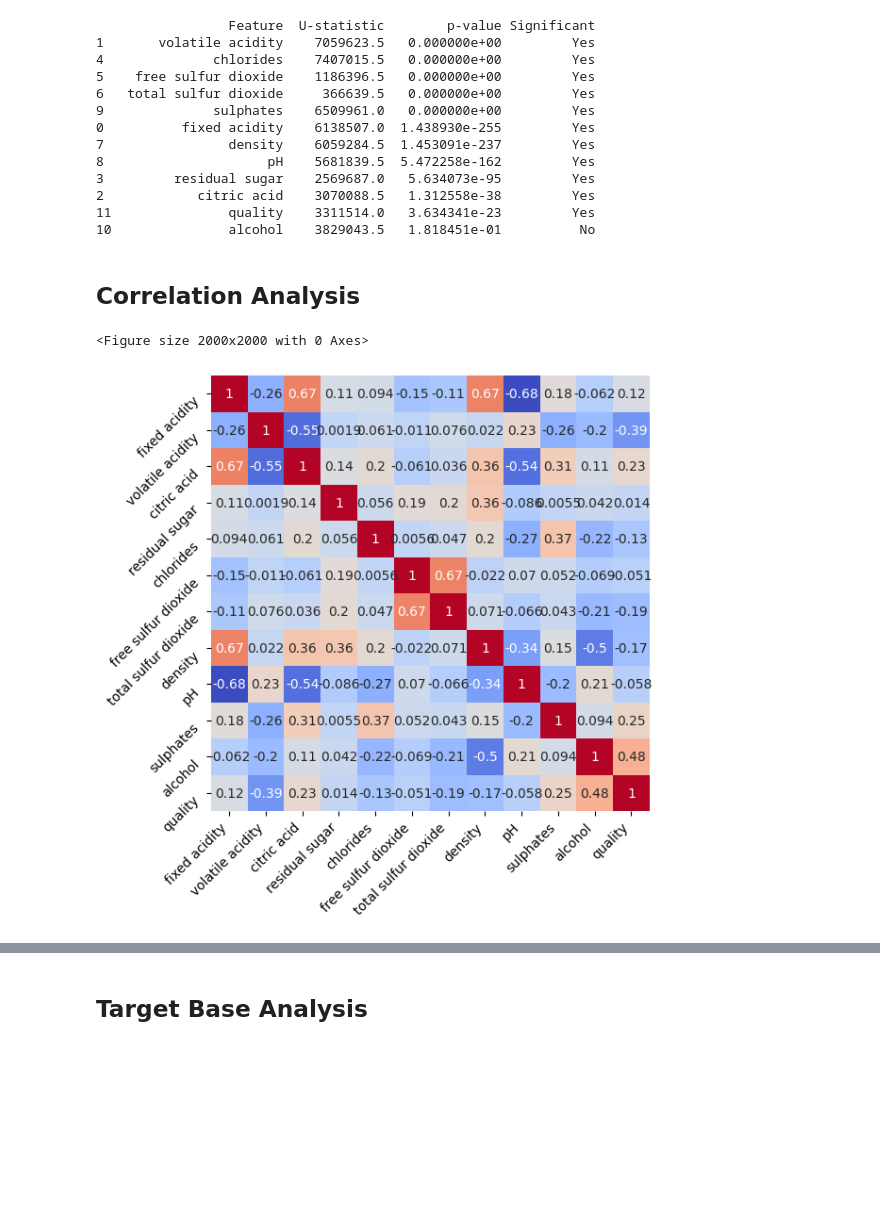
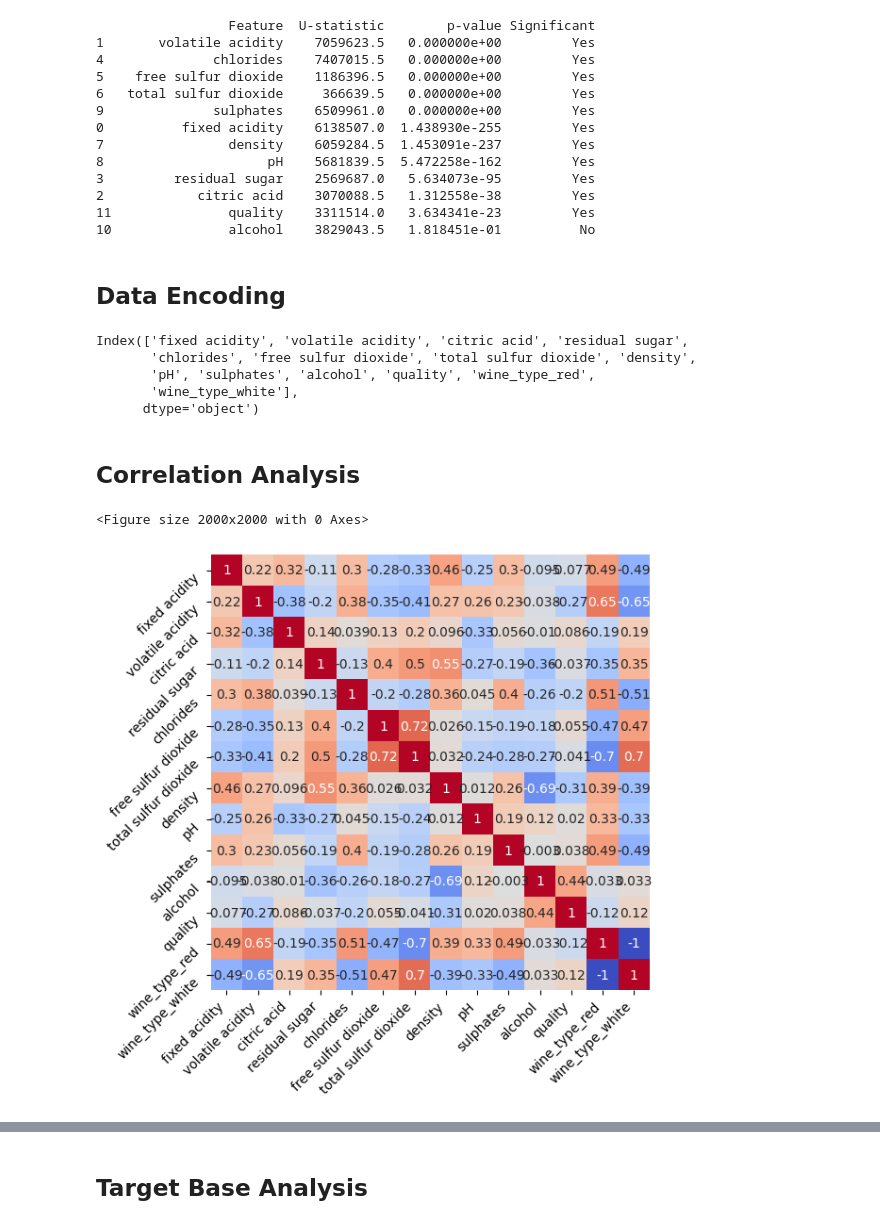
Before and after one commit to bercaakbayir/unimi-dse-ml-project, a Jupyter notebook: main.ipynb, the cells around one changed output, grey strips where cells are left out. Drawn from its saved outputs; the diff is of its cells as text; code cells hidden in the pictures; blank space fills up the shorter version.

```diff
--- a/main.ipynb
+++ b/main.ipynb
@@ -242,20 +186,32 @@ print(results_df)
 2            citric acid    3070088.5   1.312558e-38         Yes
 11               quality    3311514.0   3.634341e-23         Yes
 10               alcohol    3829043.5   1.818451e-01          No
+# %% [markdown]
+## Data Encoding
+# %%
+wines_encoded = pd.get_dummies(wines, columns=['wine_type'], drop_first=False)
+# %%
+wines_encoded.columns
+# %% [output]
+Index(['fixed acidity', 'volatile acidity', 'citric acid', 'residual sugar',
+       'chlorides', 'free sulfur dioxide', 'total sulfur dioxide', 'density',
+       'pH', 'sulphates', 'alcohol', 'quality', 'wine_type_red',
+       'wine_type_white'],
+      dtype='object')
 # %% [markdown]
 ## Correlation Analysis
 # %%
 fig = plt.figure(figsize=(20, 20))
 
-correlation = wine_red[wine_red.columns].corr()
+correlation = wines_encoded[wines_encoded.columns].corr()
 
 plt.figure(figsize=(6, 6))
 sns.heatmap(correlation, annot=True, cmap="coolwarm", cbar=False)
 
 plt.xticks(rotation=45, ha="right")
 plt.yticks(rotation=45, va="top")
 
 plt.show()
 # %% [output]
 <Figure size 2000x2000 with 0 Axes>
-[figure, old version]
+[figure, new version]
```
Also changed, not shown: parts of 96 cells of this notebook, 1 other file.
